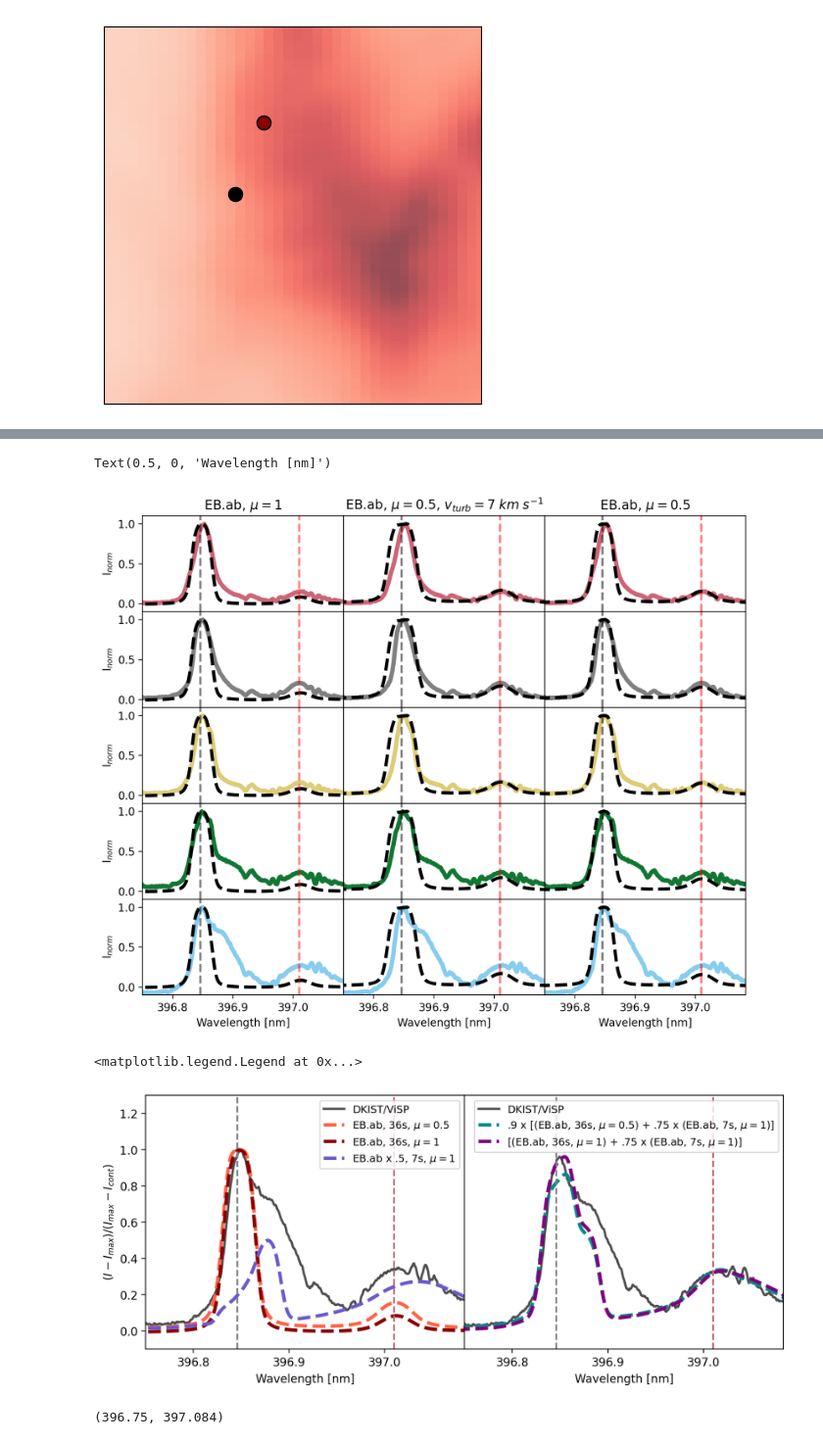
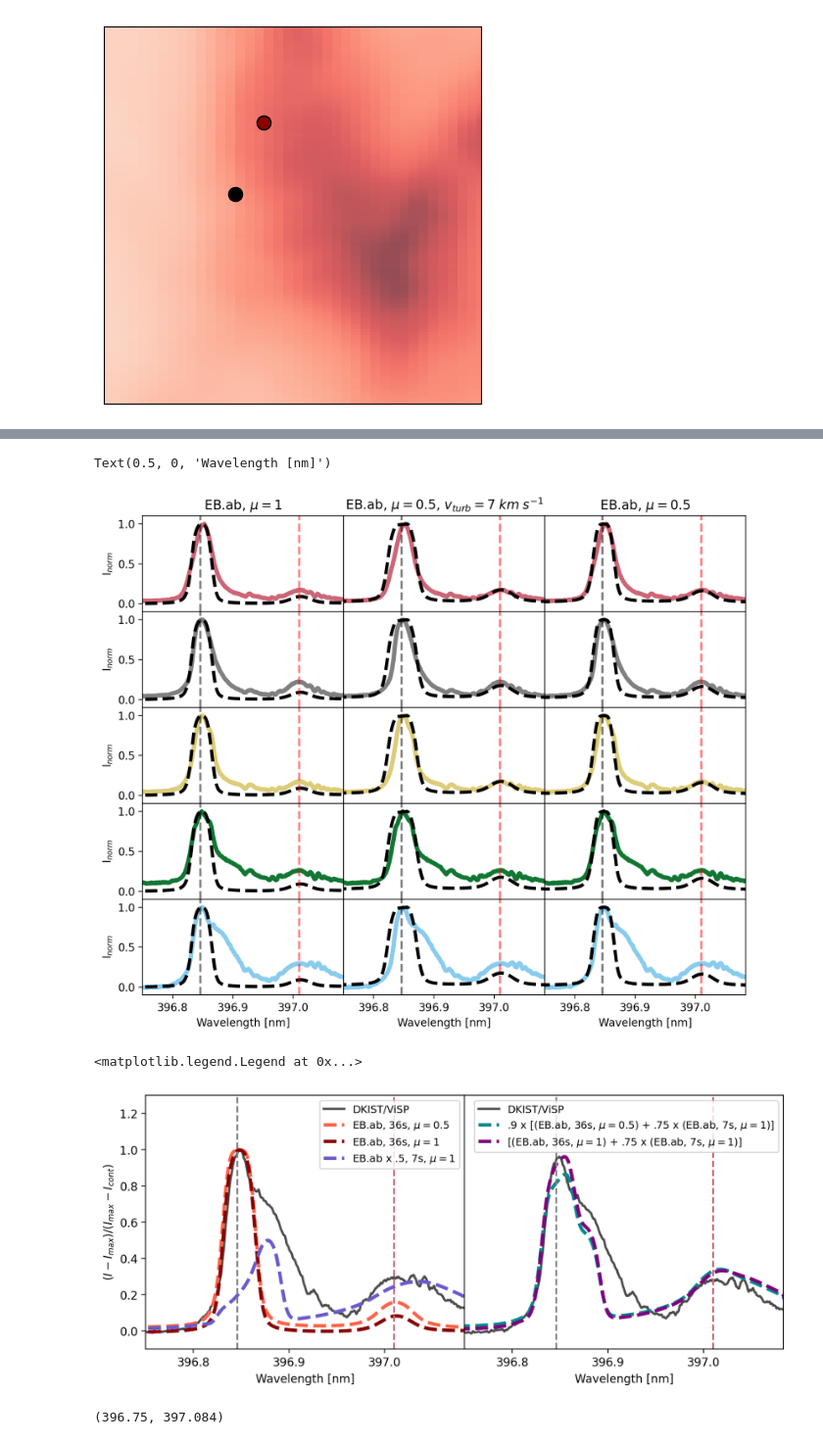
Before and after one commit to coletamburri2112/Flare_Patrol_Analysis, a Jupyter notebook: NOTEBOOKS/11_Aug_2024_Flare_Paper_Plots/11Aug2024_DKIST_RADYN+RH_CaIIH_Heps.ipynb, the cells around one changed output, grey strips where cells are left out. Shown at 98% size. Drawn from its saved outputs; the diff is of its cells as text; code cells hidden in the pictures.

Commit message:
plot edits with correct calib

```diff
--- a/NOTEBOOKS/11_Aug_2024_Flare_Paper_Plots/11Aug2024_DKIST_RADYN+RH_CaIIH_Heps.ipynb
+++ b/NOTEBOOKS/11_Aug_2024_Flare_Paper_Plots/11Aug2024_DKIST_RADYN+RH_CaIIH_Heps.ipynb
@@ -170,15 +170,15 @@ def find_nearest(array, value):
     return array[idx],idx
 # %%
 #load DKIST spectra
-dkist_file = '/Users/coletamburri/Desktop/11Aug2024_Cclass_CaIIH_calib_bestseeing.npz'
+dkist_file = '/Users/coletamburri/Desktop/11Aug2024_Cclass_calibrated_CaIIH_singlescan.npz'
 dkist_file = np.load(dkist_file)
 
 
 dkist_wl = dkist_file['wl']
 dkist_int = dkist_file['flare']
 dkist_scale = dkist_file['scaled']
-dkist_avg = np.mean(dkist_int[lowvisp:highvisp,caII_low:caII_high,:],1)
-dkist_time = dkist_file['time']
+dkist_avg = np.mean(dkist_int[:,caII_low:caII_high,:],1)
+dkist_time = dkist_file['times']
 # %%
 dkist_coord_file = '/Users/coletamburri/Desktop/11_Aug_2024_Cclass_Flare/Processed_ViSP_VBI_11Aug2024/ViSPcoords.npz'
 dkist_coords = np.load(dkist_coord_file)
@@ -848,3 +855,5 @@ Text(0.5, 0, 'Wavelength [nm]')
+# %%
+lowvisp=0
 # %%
 #for blueshifts
 
@@ -1281,9 +1290,9 @@ fig,ax=plt.subplots(2,2,dpi=200,figsize=(10,7))
 for j in range(2):
     for i in range(2):
         if j==1:
-            ax[i,j].plot(dkist_wl,normalize_range(dkist_int[lowvisp+int(cc[choice_is[j]][0]),:,int(cc[choice_is[j]][1])],contmin=lowvisp),alpha=1,linewidth=5,c='black')
+            ax[i,j].plot(dkist_wl,normalize_range(dkist_int[int(cc[choice_is[j]][0]),:,int(cc[choice_is[j]][1])],contmin=100),alpha=1,linewidth=5,c='black')
         else:
-            ax[i,j].plot(dkist_wl,normalize_range(dkist_int[lowvisp+int(cc[choice_is[j]][0]),:,int(cc[choice_is[j]][1])],contmin=lowvisp),alpha=1,linewidth=5,c='darkred')
+            ax[i,j].plot(dkist_wl,normalize_range(dkist_int[int(cc[choice_is[j]][0]),:,int(cc[choice_is[j]][1])],contmin=100),alpha=1,linewidth=5,c='darkred')
 
 # ax[0,j].plot(dkist_wl,normalize_range(modelscomp[j],contmin=hbeta_low-100),linewidth=3,color='black',linestyle=modstyles[j])
         ax[i,j].set_xlim([396.77,397.084])
@@ -1293,9 +1302,9 @@ for j in range(2):
 
 for i in range(1):
     for j in range(2):
-        ax[i,j].plot(dkist_wl,normalize_range(modelscomp[3],contmin=lowvisp),linewidth=3,color='slategray',linestyle=modstyles[0],label='EB.dh, $\mu=0.05$, t = 12s')
-        ax[i,j].plot(dkist_wl,normalize_range(modelscomp[4],contmin=lowvisp),linewidth=3,color='darkcyan',linestyle=modstyles[1],label='EB.dh, $\mu=0.5$, t = 12s')
-        ax[i,j].plot(dkist_wl,normalize_range(modelscomp[5],contmin=lowvisp),linewidth=3,color='lightcoral',linestyle=modstyles[2],label='EB.dh, $\mu=0.95$, t = 12s')
+        ax[i,j].plot(dkist_wl,normalize_range(modelscomp[3],contmin=100),linewidth=3,color='slategray',linestyle=modstyles[0],label='EB.dh, $\mu=0.05$, t = 12s')
+        ax[i,j].plot(dkist_wl,normalize_range(modelscomp[4],contmin=100),linewidth=3,color='darkcyan',linestyle=modstyles[1],label='EB.dh, $\mu=0.5$, t = 12s')
+        ax[i,j].plot(dkist_wl,normalize_range(modelscomp[5],contmin=100),linewidth=3,color='lightcoral',linestyle=modstyles[2],label='EB.dh, $\mu=0.95$, t = 12s')
     if i!=1 or j!=0:
         ax[i,j].set_xticks([])
         ax[i,j].set_yticks([])
@@ -1303,9 +1312,9 @@ for i in range(1):
 
 i=1
 for j in range(2):
-    ax[i,j].plot(dkist_wl,normalize_range(modelscomp[0],contmin=lowvisp),linewidth=3,color='slategray',linestyle=modstyles[0],label='EB.dh+RH, $\mu=0.05$, t = 12s')
-    ax[i,j].plot(dkist_wl,normalize_range(modelscomp[1],contmin=lowvisp),linewidth=3,color='darkcyan',linestyle=modstyles[1],label='EB.dh+RH, $\mu=0.5$, t = 12s')
-    ax[i,j].plot(dkist_wl,normalize_range(modelscomp[2],contmin=lowvisp),linewidth=3,color='lightcoral',linestyle=modstyles[2],label='EB.dh+RH, $\mu=0.95$, t = 12s')
+    ax[i,j].plot(dkist_wl,normalize_range(modelscomp[0],contmin=100),linewidth=3,color='slategray',linestyle=modstyles[0],label='EB.dh+RH, $\mu=0.05$, t = 12s')
+    ax[i,j].plot(dkist_wl,normalize_range(modelscomp[1],contmin=100),linewidth=3,color='darkcyan',linestyle=modstyles[1],label='EB.dh+RH, $\mu=0.5$, t = 12s')
+    ax[i,j].plot(dkist_wl,normalize_range(modelscomp[2],contmin=100),linewidth=3,color='lightcoral',linestyle=modstyles[2],label='EB.dh+RH, $\mu=0.95$, t = 12s')
 
 for i in range(2):
     for j in range(2):
@@ -1362,11 +1371,11 @@ fig,ax=plt.subplots(5,3,dpi=200,figsize=(10,8))
 for i in range(len(choice_is)):
     for j in range(3):
         if i==1:
-            ax[i,j].plot(dkist_wl,normalize_range(dkist_int[lowvisp+int(cc[choice_is[i]][0]),:,int(cc[choice_is[i]][1])],contmin=lowvisp),alpha=1,linewidth=4,c='grey')
+            ax[i,j].plot(dkist_wl,normalize_range(dkist_int[int(cc[choice_is[i]][0]),:,int(cc[choice_is[i]][1])],contmin=100),alpha=1,linewidth=4,c='grey')
         else:
-            ax[i,j].plot(dkist_wl,normalize_range(dkist_int[lowvisp+int(cc[choice_is[i]][0]),:,int(cc[choice_is[i]][1])],contmin=lowvisp),alpha=1,linewidth=4,c=colors[i])
+            ax[i,j].plot(dkist_wl,normalize_range(dkist_int[int(cc[choice_is[i]][0]),:,int(cc[choice_is[i]][1])],contmin=100),alpha=1,linewidth=4,c=colors[i])
 
-        ax[i,j].plot(dkist_wl,normalize_range(modelscomp[j],contmin=lowvisp),linewidth=3,color='black',linestyle=modstyles[j])
+        ax[i,j].plot(dkist_wl,normalize_range(modelscomp[j]),linewidth=3,color='black',linestyle=modstyles[j])
         ax[i,j].set_xlim([396.75,397.084])
         ax[i,j].set_ylim([-0.1,1.1])
         if i!=4:
@@ -1401,51 +1410,51 @@ ax[4,1].set_xlabel('Wavelength [nm]')
 ax[4,2].set_xlabel('Wavelength [nm]')
 # %% [output]
 Text(0.5, 0, 'Wavelength [nm]')
-[figure, old version]
+[figure, new version]
 # %%
 # for the last pixel - try to explain by combining two models, one redshifted?
 fig,[ax,ax2]=plt.subplots(1,2,figsize=(10,4),dpi=200)
-ax.plot(dkist_wl,normalize_range(dkist_int[lowvisp+int(cc[choice_is[i]][0]),:,int(cc[choice_is[i]][1])],contmin=100),alpha=.7,linewidth=2,c=colors[i],label='DKIST/ViSP')
+ax.plot(dkist_wl,normalize_range(dkist_int[int(cc[choice_is[i]][0]),:,int(cc[choice_is[i]][1])],contmin=100),alpha=.7,linewidth=2,c=colors[i],label='DKIST/ViSP')
 
-ax.plot(dkist_wl,normalize_range(modelscomp[2],contmin=lowvisp),linewidth=3,color='tomato',linestyle=modstyles[j],label='EB.ab, 36s, $\mu=0.5$')
-ax.plot(dkist_wl,normalize_range(modelscomp[0],contmin=lowvisp),linewidth=3,color='darkred',linestyle=modstyles[j],label='EB.ab, 36s, $\mu=1$')
+ax.plot(dkist_wl,normalize_range(modelscomp[2],contmin=100),linewidth=3,color='tomato',linestyle=modstyles[j],label='EB.ab, 36s, $\mu=0.5$')
+ax.plot(dkist_wl,normalize_range(modelscomp[0],contmin=100),linewidth=3,color='darkred',linestyle=modstyles[j],label='EB.ab, 36s, $\mu=1$')
 
 ax.plot(dkist_wl,normalize_range(modelscomp[3],contmin=lowvisp)*0.5,linewidth=3,color='slateblue',linestyle=modstyles[j],label='EB.ab x .5, 7s, $\mu=1$')
 
 i=-1
 ax.set_xlim([396.75,397.084])
 ax.set_xticks([396.8,396.9,397])
 ax.set_ylim([-0.1,1.3])
 
 added = normalize_range(modelscomp[2],contmin=lowvisp)+normalize_range(modelscomp[3],contmin=lowvisp)*0.75
 added2 = normalize_range(modelscomp[0],contmin=lowvisp)+normalize_range(modelscomp[3],contmin=lowvisp)*0.75
 
-ax2.plot(dkist_wl,normalize_range(dkist_int[lowvisp+int(cc[choice_is[i]][0]),:,int(cc[choice_is[i]][1])],contmin=100),alpha=0.7,linewidth=2,c=colors[i],label='DKIST/ViSP')
-ax2.plot(dkist_wl,.9*normalize_range(added,contmin=lowvisp),linewidth=3,color='darkcyan',linestyle=modstyles[j],label='.9 x [(EB.ab, 36s, $\mu=0.5$) + .75 x (EB.ab, 7s, $\mu=1$)]')
-ax2.plot(dkist_wl,normalize_range(added2,contmin=lowvisp),linewidth=3,color='purple',linestyle=modstyles[j],label='[(EB.ab, 36s, $\mu=1$) + .75 x (EB.ab, 7s, $\mu=1$)]')
+ax2.plot(dkist_wl,normalize_range(dkist_int[int(cc[choice_is[i]][0]),:,int(cc[choice_is[i]][1])],contmin=100),alpha=0.7,linewidth=2,c=colors[i],label='DKIST/ViSP')
+ax2.plot(dkist_wl,.9*normalize_range(added,contmin=100),linewidth=3,color='darkcyan',linestyle=modstyles[j],label='.9 x [(EB.ab, 36s, $\mu=0.5$) + .75 x (EB.ab, 7s, $\mu=1$)]')
+ax2.plot(dkist_wl,normalize_range(added2,contmin=100),linewidth=3,color='purple',linestyle=modstyles[j],label='[(EB.ab, 36s, $\mu=1$) + .75 x (EB.ab, 7s, $\mu=1$)]')
 
 ax2.set_xlim([396.75,397.084])
 ax2.set_xticks([396.8,396.9,397])
 ax2.set_ylim([-0.1,1.35])
 ax2.set_yticks([])
 fig.subplots_adjust(wspace=0)
 
 ax.set_ylabel(r'$(I-I_{max})/(I_{max}-I_{cont})$')
 ax.set_xlabel('Wavelength [nm]')
 ax2.set_xlabel('Wavelength [nm]')
 
 
 ax.axvline(396.846,c='grey',linestyle='dashed')
 ax.axvline(397.01,c='#CC6677',linestyle='dashed')
 
 ax2.axvline(396.846,c='grey',linestyle='dashed')
 ax2.axvline(397.01,c='#CC6677',linestyle='dashed')
 
 ax.legend(fontsize=9)
 ax2.legend(fontsize=9)
 # %% [output]
 <matplotlib.legend.Legend at 0x...>
-[figure, old version]
+[figure, new version]
 # %%
 k=4
 # for the last pixel - try to explain by combining two models, one redshifted?
```
Also changed, not shown: parts of 10 cells of this notebook, 1 other file.
